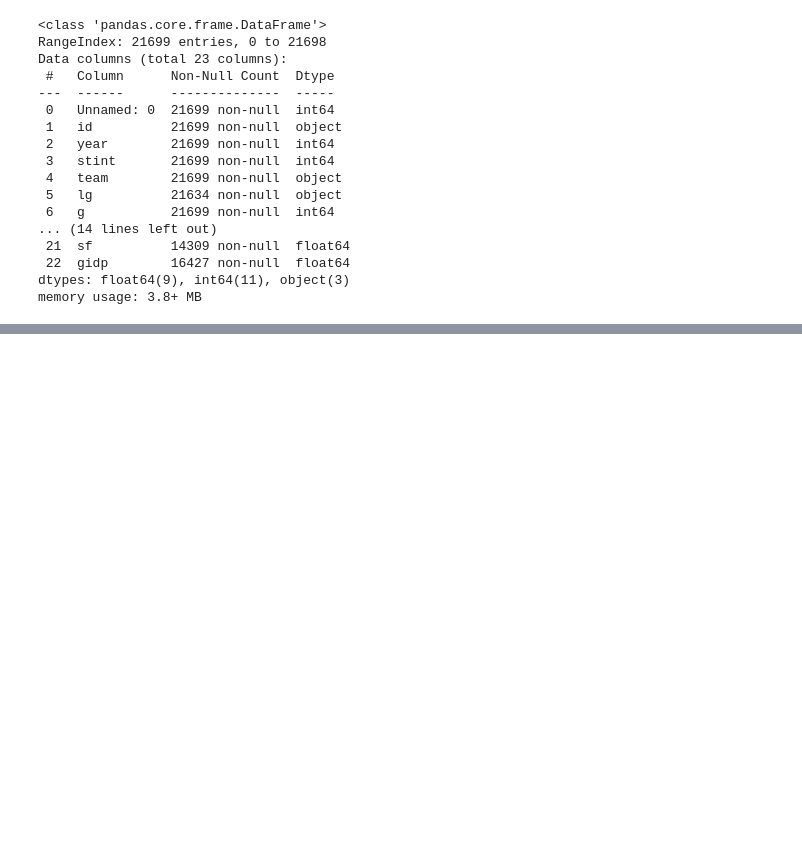
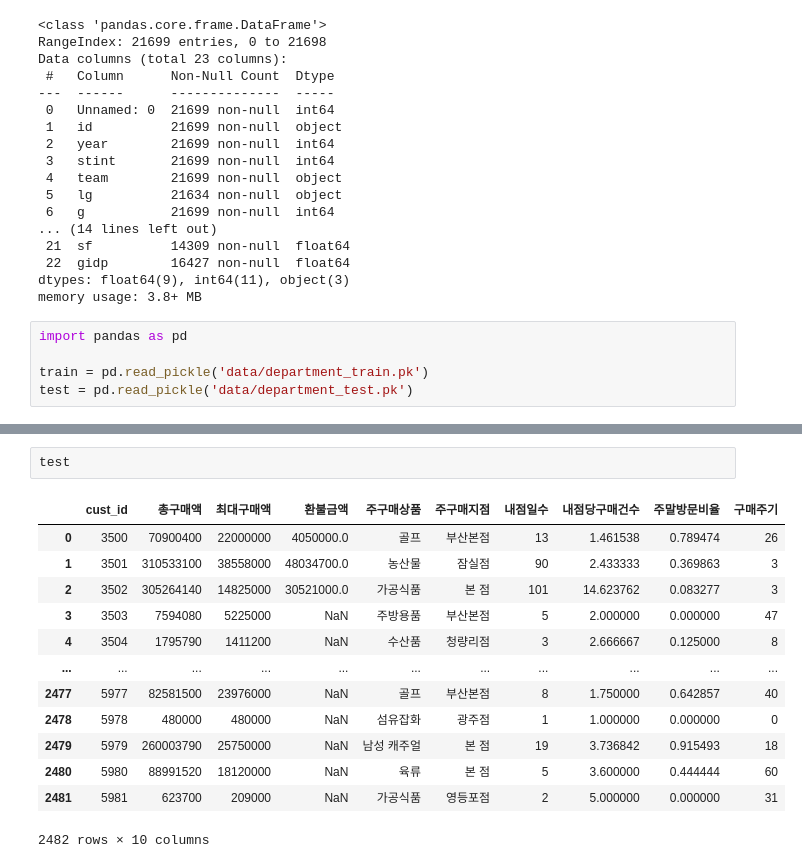
Before and after one commit to ksky1313/ADP, a Jupyter notebook: test.ipynb, the cells around one changed output, grey strips where cells are left out. Saved outputs shown, nothing was run; the diff lists cells and outputs as text; blank space fills up the shorter version.

```diff
--- a/test.ipynb
+++ b/test.ipynb
@@ -127,3 +127,8 @@ Data columns (total 23 columns):
  22  gidp        16427 non-null  float64
 dtypes: float64(9), int64(11), object(3)
 memory usage: 3.8+ MB
+# %%
+import pandas as pd
+
+train = pd.read_pickle('data/department_train.pk')
+test = pd.read_pickle('data/department_test.pk')
@@ -129,0 +151,16 @@ memory usage: 3.8+ MB
+# %%
+test
+# %% [output]
+|  | cust_id | 총구매액 | 최대구매액 | 환불금액 | 주구매상품 | 주구매지점 | 내점일수 | 내점당구매건수 | 주말방문비율 | 구매주기 |
+| 0 | 3500 | 70900400 | 22000000 | 4050000.0 | 골프 | 부산본점 | 13 | 1.461538 | 0.789474 | 26 |
+| 1 | 3501 | 310533100 | 38558000 | 48034700.0 | 농산물 | 잠실점 | 90 | 2.433333 | 0.369863 | 3 |
+| 2 | 3502 | 305264140 | 14825000 | 30521000.0 | 가공식품 | 본 점 | 101 | 14.623762 | 0.083277 | 3 |
+| 3 | 3503 | 7594080 | 5225000 | NaN | 주방용품 | 부산본점 | 5 | 2.000000 | 0.000000 | 47 |
+| 4 | 3504 | 1795790 | 1411200 | NaN | 수산품 | 청량리점 | 3 | 2.666667 | 0.125000 | 8 |
+| ... | ... | ... | ... | ... | ... | ... | ... | ... | ... | ... |
+| 2477 | 5977 | 82581500 | 23976000 | NaN | 골프 | 부산본점 | 8 | 1.750000 | 0.642857 | 40 |
+| 2478 | 5978 | 480000 | 480000 | NaN | 섬유잡화 | 광주점 | 1 | 1.000000 | 0.000000 | 0 |
+| 2479 | 5979 | 260003790 | 25750000 | NaN | 남성 캐주얼 | 본 점 | 19 | 3.736842 | 0.915493 | 18 |
+| 2480 | 5980 | 88991520 | 18120000 | NaN | 육류 | 본 점 | 5 | 3.600000 | 0.444444 | 60 |
+| 2481 | 5981 | 623700 | 209000 | NaN | 가공식품 | 영등포점 | 2 | 5.000000 | 0.000000 | 31 |
+2482 rows × 10 columns
```
Also changed, not shown: parts of 2 cells of this notebook, 2 other files.
